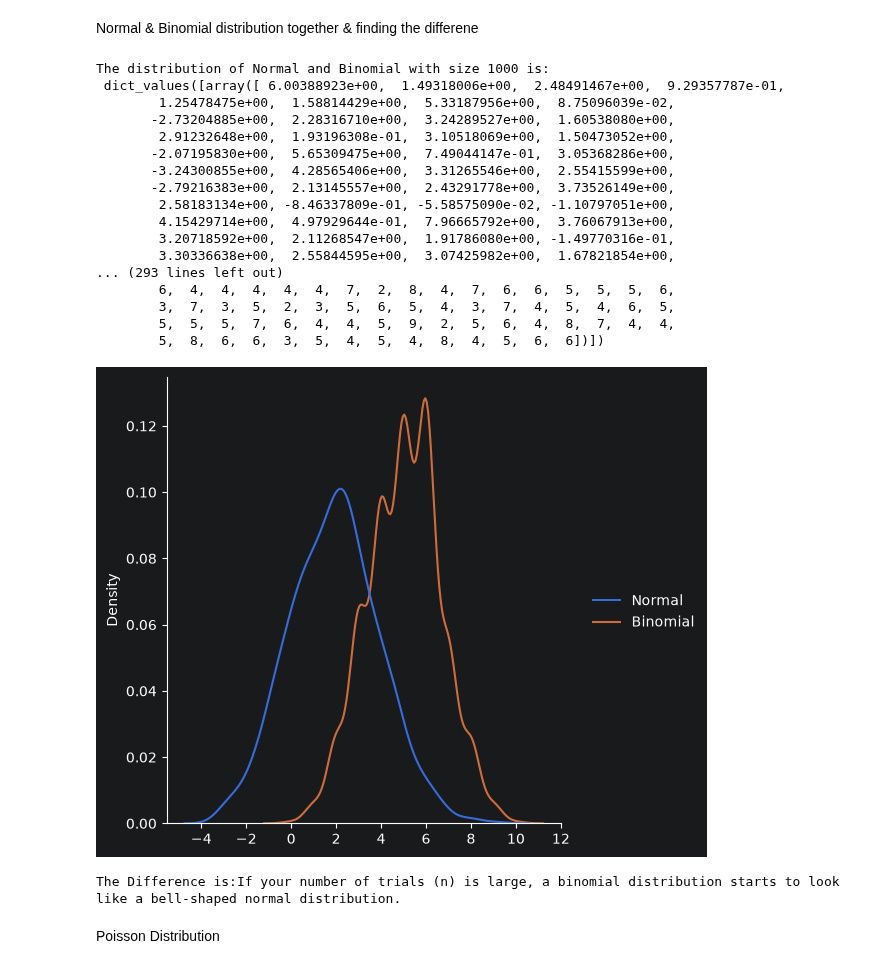
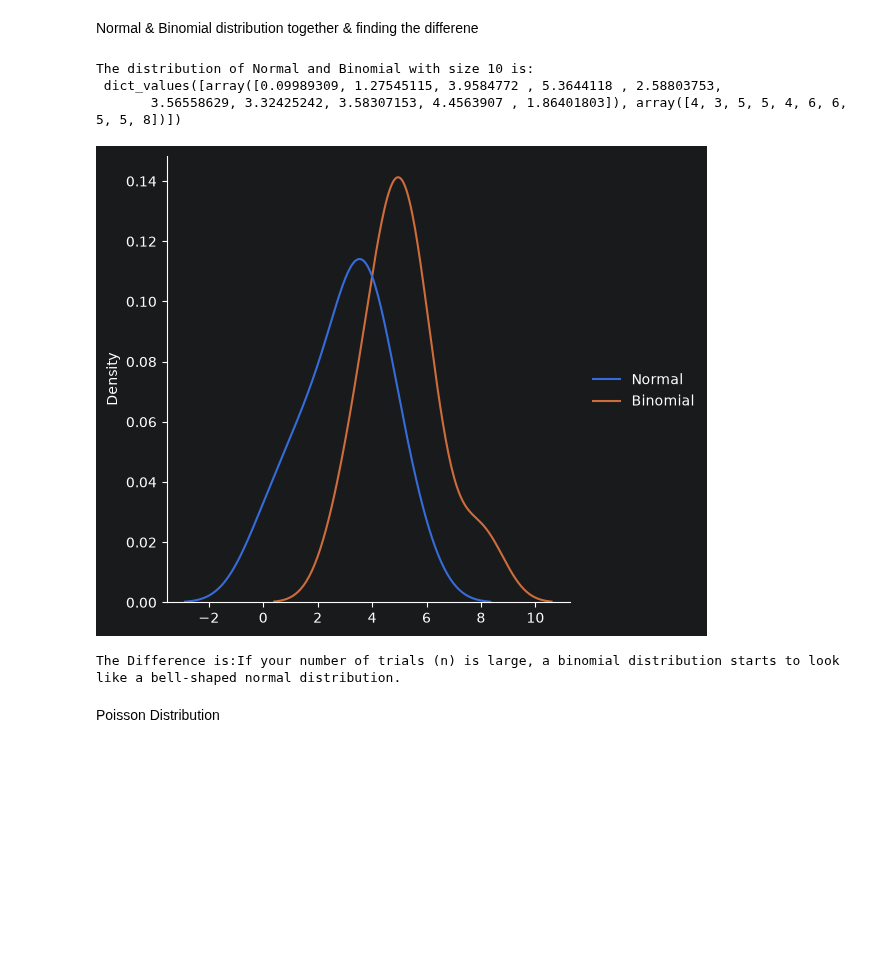
Before and after one commit to vikasbb06/An-Overall-view-of-python, a Jupyter notebook: 05-numpy/practice5.ipynb, the cells around one changed output. Saved outputs shown, nothing was run; the diff lists cells and outputs as text; code cells hidden in the pictures; blank space fills up the shorter version.

```diff
--- a/05-numpy/practice5.ipynb
+++ b/05-numpy/practice5.ipynb
@@ -52,32 +52,18 @@ The binomial distribution of size (4,5) array is:
 Normal & Binomial distribution together & finding the differene
 # %%
 data={
-    "Normal":np.random.normal(loc=2,scale=2,size=1000),
-    "Binomial":np.random.binomial(n=10,p=0.5,size=1000)
+    "Normal":np.random.normal(loc=2,scale=2,size=10),
+    "Binomial":np.random.binomial(n=10,p=0.5,size=10)
 }
-print("The distribution of Normal and Binomial with size 1000 is:\n",data.values())
+print("The distribution of Normal and Binomial with size 10 is:\n",data.values())
 sns.displot(data,kind="kde")
 plt.show()
 print("\nThe Difference is:If your number of trials (n) is large, a binomial distribution starts to look like a bell-shaped normal distribution.")
 # %% [output]
-The distribution of Normal and Binomial with size 1000 is:
- dict_values([array([ 6.00388923e+00,  1.49318006e+00,  2.48491467e+00,  9.29357787e-01,
-        1.25478475e+00,  1.58814429e+00,  5.33187956e+00,  8.75096039e-02,
-       -2.73204885e+00,  2.28316710e+00,  3.24289527e+00,  1.60538080e+00,
-        2.91232648e+00,  1.93196308e-01,  3.10518069e+00,  1.50473052e+00,
-       -2.07195830e+00,  5.65309475e+00,  7.49044147e-01,  3.05368286e+00,
-       -3.24300855e+00,  4.28565406e+00,  3.31265546e+00,  2.55415599e+00,
-       -2.79216383e+00,  2.13145557e+00,  2.43291778e+00,  3.73526149e+00,
-        2.58183134e+00, -8.46337809e-01, -5.58575090e-02, -1.10797051e+00,
-        4.15429714e+00,  4.97929644e-01,  7.96665792e+00,  3.76067913e+00,
-        3.20718592e+00,  2.11268547e+00,  1.91786080e+00, -1.49770316e-01,
-        3.30336638e+00,  2.55844595e+00,  3.07425982e+00,  1.67821854e+00,
-... (293 lines left out)
-        6,  4,  4,  4,  4,  4,  7,  2,  8,  4,  7,  6,  6,  5,  5,  5,  6,
-        3,  7,  3,  5,  2,  3,  5,  6,  5,  4,  3,  7,  4,  5,  4,  6,  5,
-        5,  5,  5,  7,  6,  4,  4,  5,  9,  2,  5,  6,  4,  8,  7,  4,  4,
-        5,  8,  6,  6,  3,  5,  4,  5,  4,  8,  4,  5,  6,  6])])
+The distribution of Normal and Binomial with size 10 is:
+ dict_values([array([0.09989309, 1.27545115, 3.9584772 , 5.3644118 , 2.58803753,
+       3.56558629, 3.32425242, 3.58307153, 4.4563907 , 1.86401803]), array([4, 3, 5, 5, 4, 6, 6, 5, 5, 8])])
-[figure, old version]
+[figure, new version]
 The Difference is:If your number of trials (n) is large, a binomial distribution starts to look like a bell-shaped normal distribution.
 # %% [markdown]
 Poisson Distribution
```
Also changed, not shown: parts of 12 cells of this notebook.
